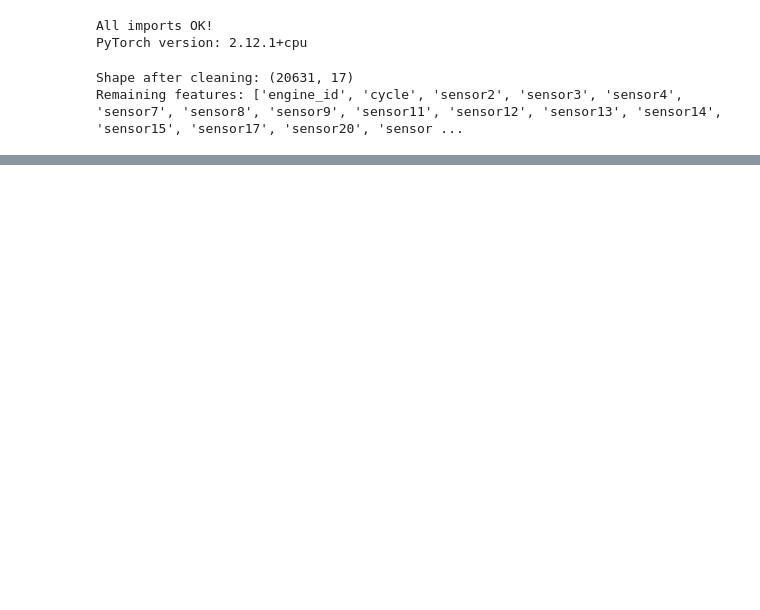
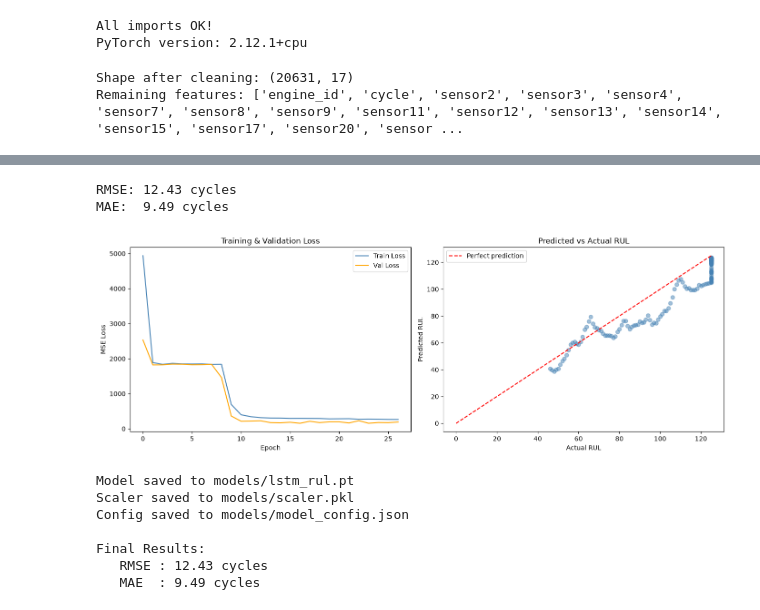
Before and after one commit to nishita-git/TATA_Innovent_Hackathon, a Jupyter notebook: notebooks/02_model.ipynb, the cells around one changed output, grey strips where cells are left out. Saved outputs shown, nothing was run; the diff lists cells and outputs as text; code cells hidden in the pictures; blank space fills up the shorter version.

Commit message:
added advanced codes to existing cells in model.ipynb

```diff
--- a/notebooks/02_model.ipynb
+++ b/notebooks/02_model.ipynb
@@ -151,6 +176,9 @@ model.load_state_dict(torch.load('../models/best_model.pt'))
 # %%
 import pickle
 import json
+
+# Load best checkpoint from early stopping — CRITICAL, was missing
+model.load_state_dict(torch.load('../models/best_model.pt'))
 
 model.eval()
 with torch.no_grad():
@@ -164,7 +192,6 @@ print(f"MAE:  {mae:.2f} cycles")
 
 # Plot training curves
 fig, axes = plt.subplots(1, 2, figsize=(14, 5))
-
 axes[0].plot(train_losses, label='Train Loss', color='steelblue')
 axes[0].plot(val_losses, label='Val Loss', color='orange')
 axes[0].set_title('Training & Validation Loss')
@@ -174,35 +201,45 @@ axes[0].legend()
 
 axes[1].scatter(val_actual[:200], val_pred[:200], alpha=0.5, color='steelblue')
 axes[1].plot([0,125],[0,125], 'r--', label='Perfect prediction')
 axes[1].set_title('Predicted vs Actual RUL')
 axes[1].set_xlabel('Actual RUL')
 axes[1].set_ylabel('Predicted RUL')
 axes[1].legend()
 
 plt.tight_layout()
 plt.savefig('../docs/model_results.png', dpi=150)
 plt.show()
 
-# Save model weights
+# Save model weights (now correctly the BEST checkpoint, not epoch 34)
 torch.save(model.state_dict(), '../models/lstm_rul.pt')
 print("Model saved to models/lstm_rul.pt")
 
-# Save scaler
 with open('../models/scaler.pkl', 'wb') as f:
     pickle.dump(scaler, f)
 print("Scaler saved to models/scaler.pkl")
 
-# Save model config
 model_config = {
     'input_size': X_train.shape[2],
-    'hidden_size': 64,
-    'num_layers': 2,
+    'hidden_size': 100,
+    'num_layers': 3,
+    'dropout': 0.3,
     'window_size': WINDOW_SIZE
 }
 with open('../models/model_config.json', 'w') as f:
     json.dump(model_config, f, indent=4)
 print("Config saved to models/model_config.json")
 
 print(f"\nFinal Results:")
 print(f"   RMSE : {rmse:.2f} cycles")
 print(f"   MAE  : {mae:.2f} cycles")
+# %% [output]
+RMSE: 12.43 cycles
+MAE:  9.49 cycles
+[figure, added]
+Model saved to models/lstm_rul.pt
+Scaler saved to models/scaler.pkl
+Config saved to models/model_config.json
+
+Final Results:
+   RMSE : 12.43 cycles
+   MAE  : 9.49 cycles
```
Also changed, not shown: parts of 3 cells of this notebook.
